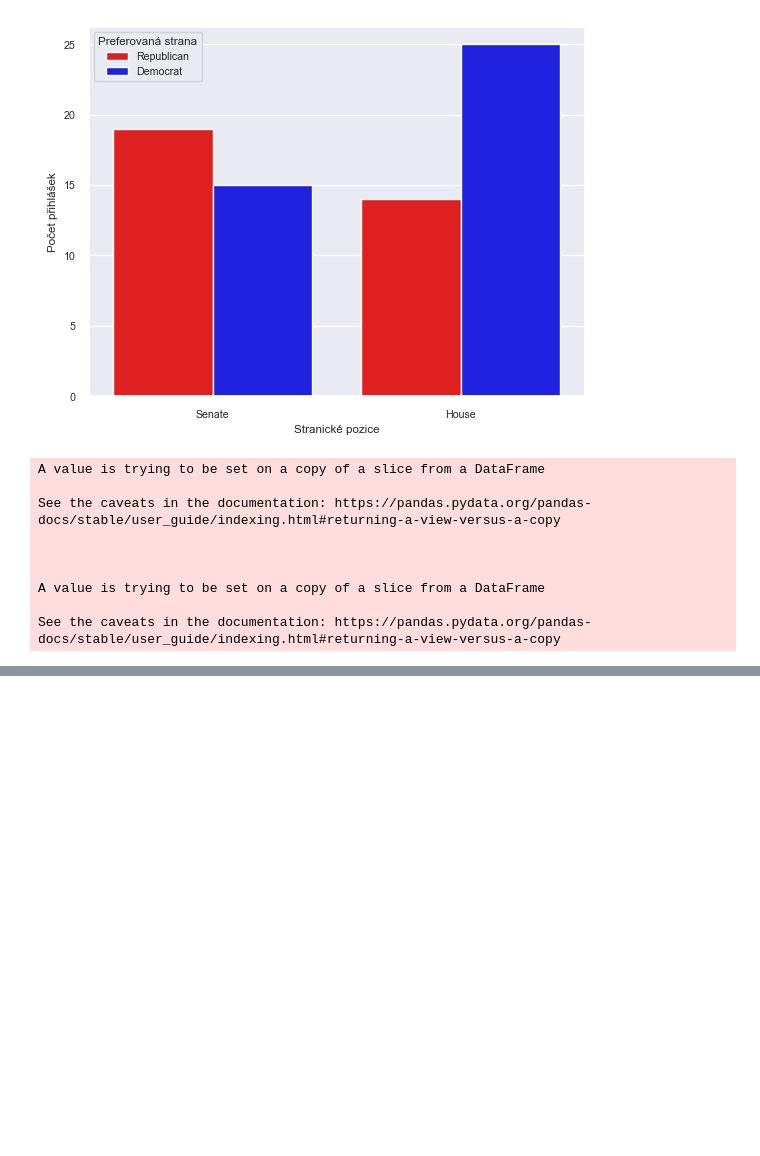
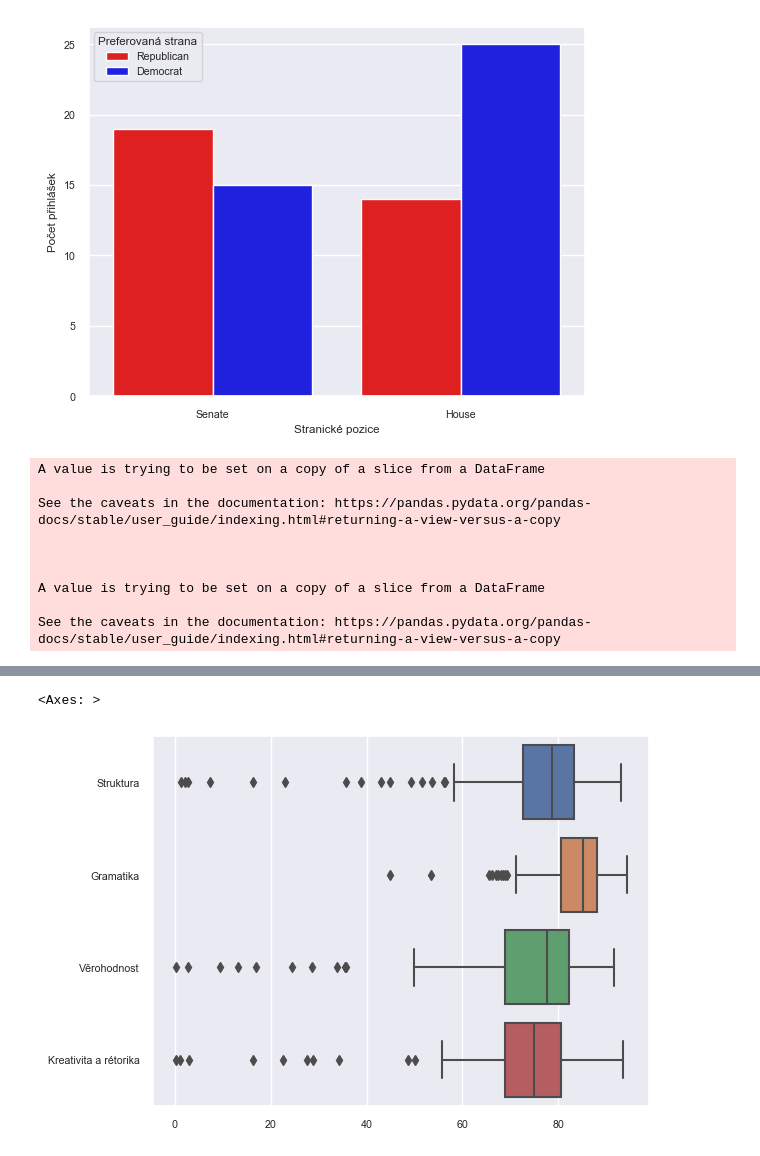
Before and after one commit to Neathac/Amkon-analysis, a Jupyter notebook: 2023_analysis.ipynb, the cells around one changed output, grey strips where cells are left out. Cells and saved outputs as stored; diff of their text form; code cells hidden in the pictures; blank space fills up the shorter version.

```diff
--- a/2023_analysis.ipynb
+++ b/2023_analysis.ipynb
@@ -236,0 +366,5 @@ fig.show()
+# %%
+sns.boxplot(data=pairedRegs[["Struktura", "Gramatika", "Věrohodnost", "Kreativita a rétorika"]], orient="h")
+# %% [output]
+<Axes: >
+[figure, added]
```
Also changed, not shown: parts of 18 cells of this notebook.
